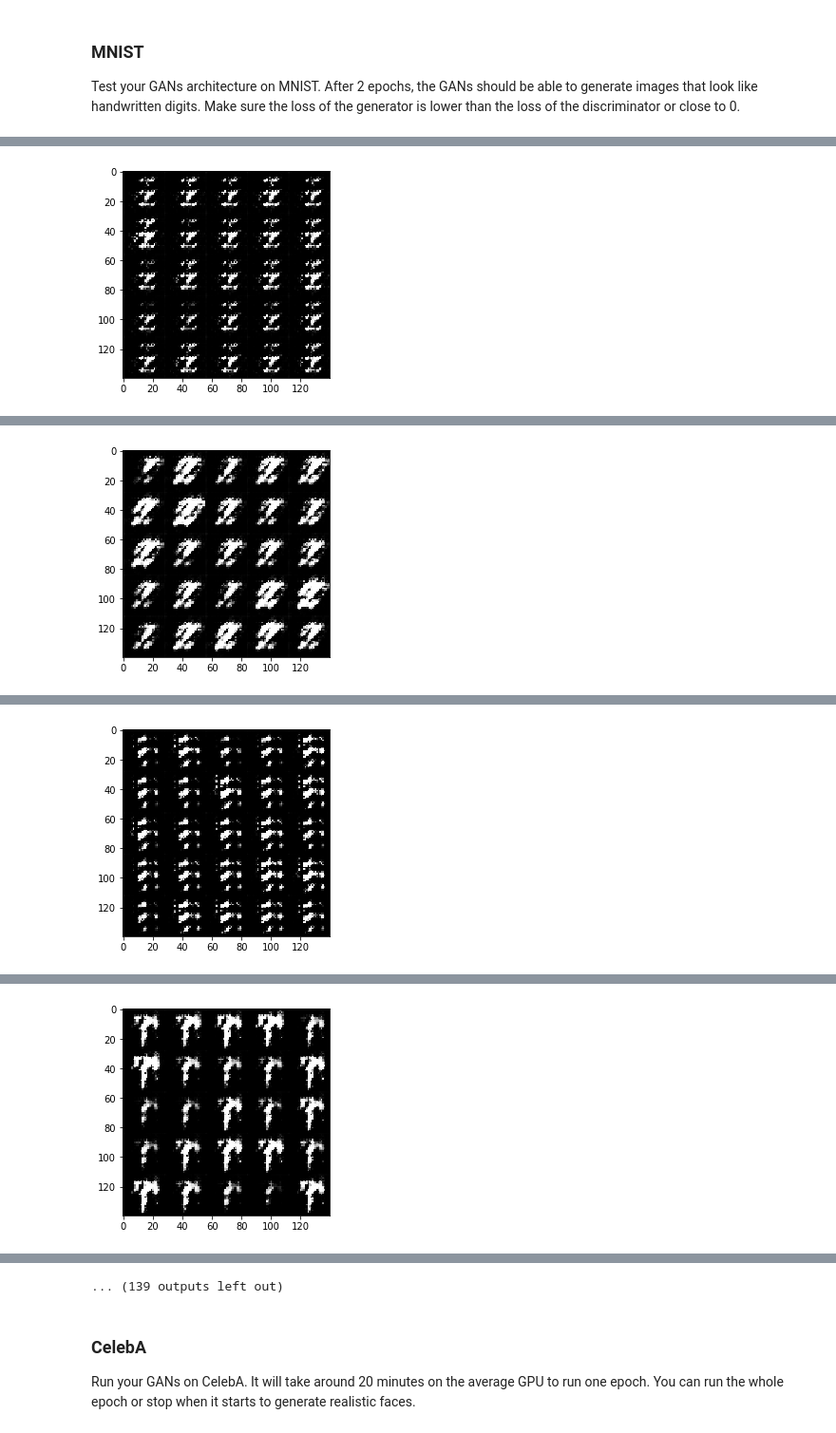
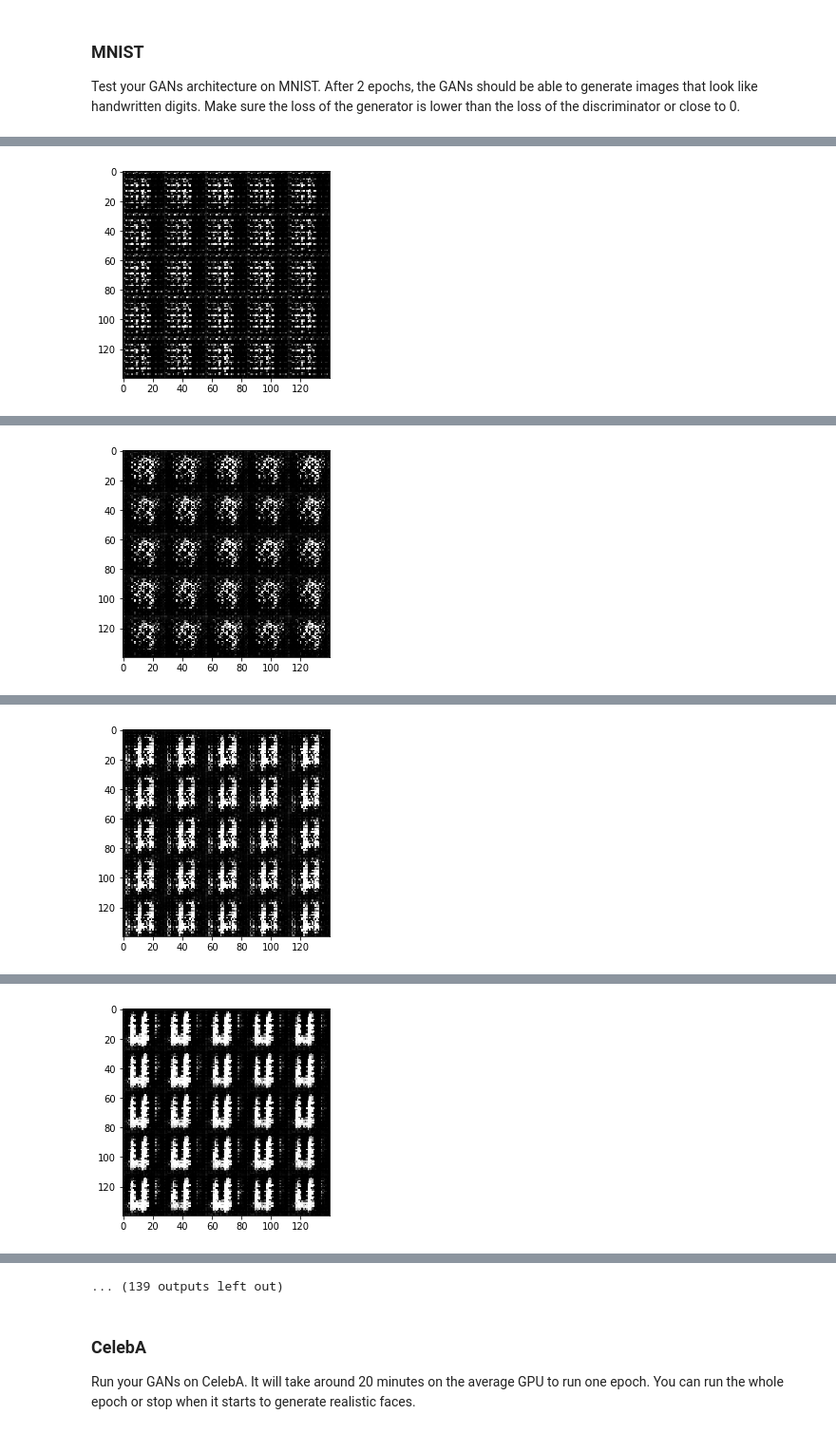
Before and after one commit to sseuraeki/deep-learning, a Jupyter notebook: face_generation/dlnd_face_generation.ipynb, the cells around one changed output, grey strips where cells are left out. Shown at 95% size. Cells and saved outputs as stored; diff of their text form; code cells hidden in the pictures.

```diff
--- a/face_generation/dlnd_face_generation.ipynb
+++ b/face_generation/dlnd_face_generation.ipynb
@@ -154,7 +154,7 @@ def discriminator(images, reuse=False):
 
         # layer1 with 28x28 size input
         # this layer should not have any batch normalization process
-        x1 = tf.layers.conv2d(images, 64, 5, strides=2, padding='SAME', kernel_initializer=kinit)
+        x1 = tf.layers.conv2d(images, 32, 5, strides=2, padding='SAME', kernel_initializer=kinit)
 
         # Leaky ReLU for discriminator layers, with alpha value of 0.2
         # as suggested in the DCGAN paper
@@ -164,20 +164,25 @@ def discriminator(images, reuse=False):
         # now the shape is 14x14x64
 
         # layer2
-        x2 = tf.layers.conv2d(relu1, 128, 5, strides=2, padding='SAME', kernel_initializer=kinit)
+        x2 = tf.layers.conv2d(relu1, 64, 5, strides=2, padding='SAME', kernel_initializer=kinit)
         # now batch normalization
         bn2 = tf.layers.batch_normalization(x2, training=True)
         relu2 = tf.maximum(0.2 * bn2, bn2)
         # now the shape is 7x7x128
 
         # layer3
-        x3 = tf.layers.conv2d(relu2, 256, 5, strides=2, padding='SAME', kernel_initializer=kinit)
+        x3 = tf.layers.conv2d(relu2, 128, 5, strides=2, padding='SAME', kernel_initializer=kinit)
         bn3 = tf.layers.batch_normalization(x3, training=True)
         relu3 = tf.maximum(0.2 * bn3, bn3)
         # now the shape is 4x4x256
 
+        # layer 4
+        x4 = tf.layers.conv2d(relu3, 256, 5, strides=2, padding='SAME', kernel_initializer=kinit)
+        bn4 = tf.layers.batch_normalization(x4, training=True)
+        relu4 = tf.maximum(0.2 * bn4, bn4)
+
         # flatten layer
-        flat = tf.reshape(relu3, (-1, 4*4*256))
+        flat = tf.reshape(relu4, (-1, 2*2*256))
 
         # logits and outputs
         # the output node size should be 1
@@ -482,7 +487,7 @@ def train(epoch_count, batch_size, z_dim, learning_rate, beta1, get_batches, dat
                 batch_z = np.random.uniform(-1, 1, size=(batch_size, z_dim))
 
                 # run optimizers
-                if steps % 2 == 0:
+                if steps % 3 == 0:
                     _ = sess.run(d_opt, feed_dict={input_real:batch_images,
                                                    input_z:batch_z,
                                                    lr:learning_rate})
@@ -522,9 +527,9 @@ Test your GANs architecture on MNIST.  After 2 epochs, the GANs should be able t
 # and beta1 of 16
 # however after many tries, I noticed that
 # for this MNIST problem, smaller batch size works better
-batch_size = 32
+batch_size = 16
 z_dim = 100
-learning_rate = 0.0004
+learning_rate = 0.0001
 beta1 = 0.5
 
 # 1.4373
@@ -548 +553 @@ Discriminator Loss: 0.6754... Generator Loss: 2.4747
-[figure, old version]
+[figure, new version]
@@ -550 +555 @@ Discriminator Loss: 0.4366... Generator Loss: 2.9581
-[figure, old version]
+[figure, new version]
@@ -552 +557 @@ Discriminator Loss: 0.4826... Generator Loss: 2.3590
-[figure, old version]
+[figure, new version]
@@ -554 +559 @@ Discriminator Loss: 0.5203... Generator Loss: 4.6413
-[figure, old version]
+[figure, new version]
```
Also changed, not shown: parts of 4 cells of this notebook.
